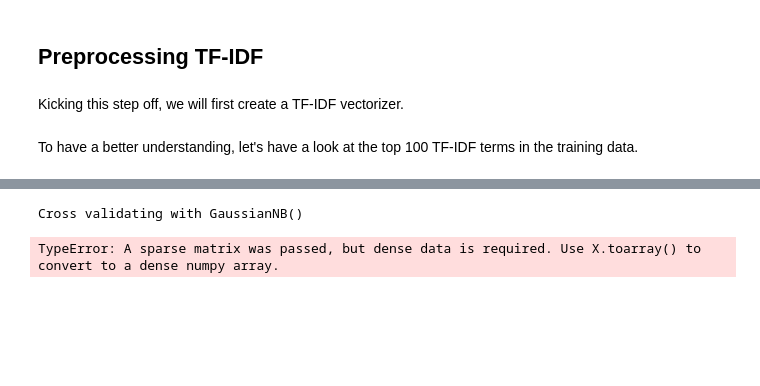
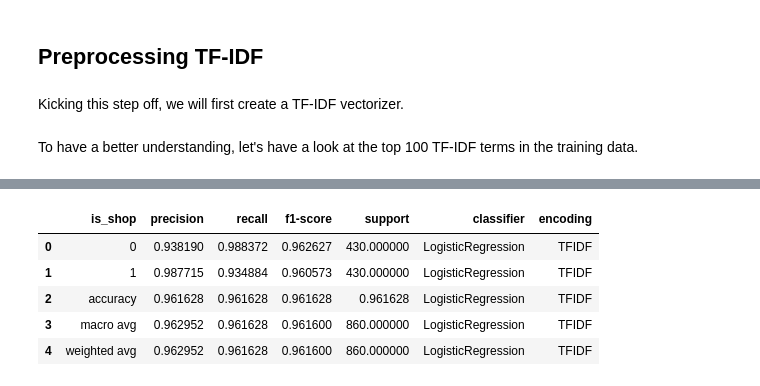
Before and after one commit to schi/NLP-technical-interview, a Jupyter notebook: notebook.ipynb, the cells around one changed output, grey strips where cells are left out. Saved outputs shown, nothing was run; the diff lists cells and outputs as text; code cells hidden in the pictures; blank space fills up the shorter version.

```diff
--- a/notebook.ipynb
+++ b/notebook.ipynb
@@ -202,5 +359,0 @@ dense_array
-# %%
-prediction = Analytics.cross_validate_classifier(classifier=NB, x_train=tfidf_vectors, y_train=classified_text_df['is_shop'])
-# %% [output]
-Cross validating with GaussianNB()
-TypeError: A sparse matrix was passed, but dense data is required. Use X.toarray() to convert to a dense numpy array.
@@ -208,0 +360,11 @@ TypeError: A sparse matrix was passed, but dense data is required. Use X.toarray
+# %%
+ENCODING = 'TFIDF'
+report_df = Analytics.convert_report_to_df(classifier=LR, report=report, encoding=ENCODING)
+report_df
+# %% [output]
+|  | is_shop | precision | recall | f1-score | support | classifier | encoding |
+| 0 | 0 | 0.938190 | 0.988372 | 0.962627 | 430.000000 | LogisticRegression | TFIDF |
+| 1 | 1 | 0.987715 | 0.934884 | 0.960573 | 430.000000 | LogisticRegression | TFIDF |
+| 2 | accuracy | 0.961628 | 0.961628 | 0.961628 | 0.961628 | LogisticRegression | TFIDF |
+| 3 | macro avg | 0.962952 | 0.961628 | 0.961600 | 860.000000 | LogisticRegression | TFIDF |
+| 4 | weighted avg | 0.962952 | 0.961628 | 0.961600 | 860.000000 | LogisticRegression | TFIDF |
```
Also changed, not shown: parts of 71 cells of this notebook, 8 other files.
